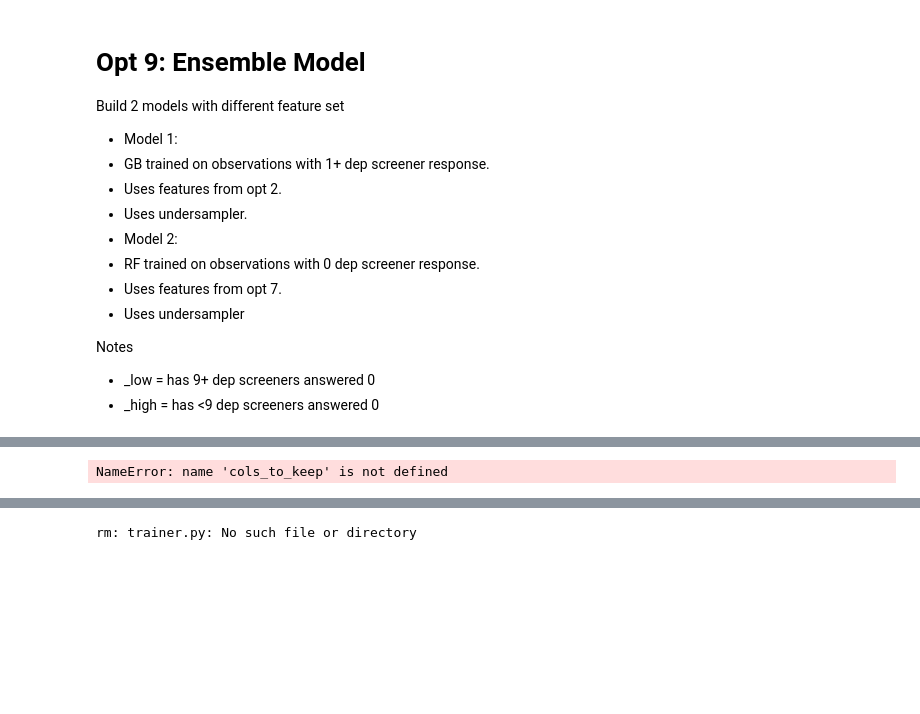
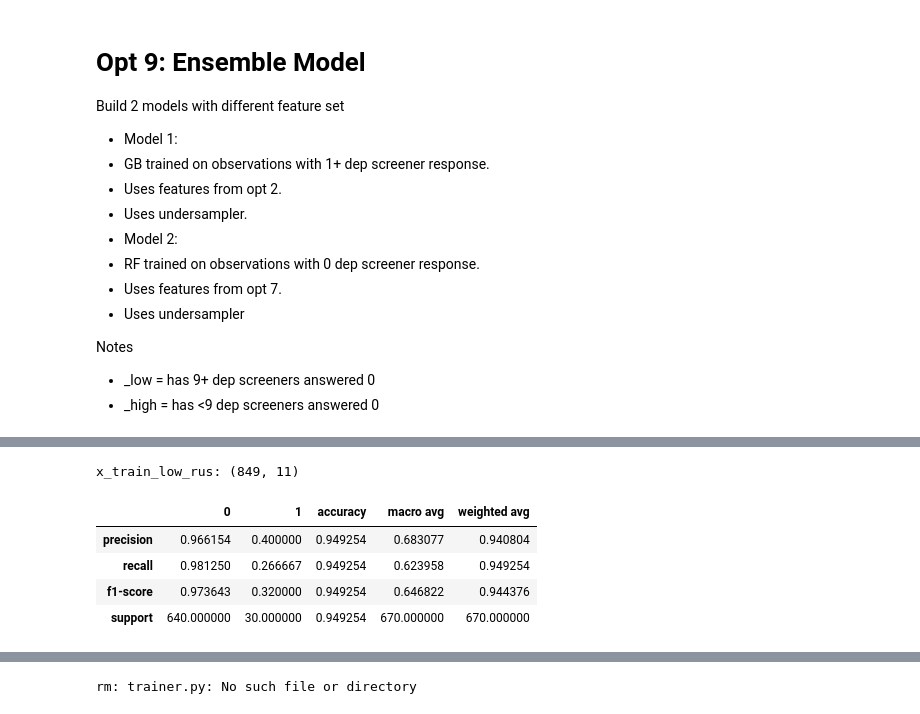
Before and after one commit to orenscarmeli/capstone210-ppd-carmeli_chari_hand_lee, a Jupyter notebook: backend/trainer/train.ipynb, the cells around one changed output, grey strips where cells are left out. Saved outputs shown, nothing was run; the diff lists cells and outputs as text; code cells hidden in the pictures; blank space fills up the shorter version.

Commit message:
updated API with two models

```diff
--- a/backend/trainer/train.ipynb
+++ b/backend/trainer/train.ipynb
@@ -415,29 +367,45 @@ df_gnb = pd.DataFrame(classification_report(
-# %%
-
-x_train, x_test, y_train, y_test = get_model_data(
-    original_df = df_cdc_clean,
-    columns = cols_to_keep
-)
-
-processing_pipeline = make_pipeline(SimpleImputer(strategy='most_frequent'), RobustScaler(), GaussianNB())
-
-model_filename = "model_pipeline.pkl"
-model_path = join(getcwd(), model_filename)
-if not exists(model_path):
-    processing_pipeline.fit(x_train, y_train)
-    pred_labels  = processing_pipeline.predict(x_test)
-    pred_labels = [x.round() for x in pred_labels]
-    df_gnb = pd.DataFrame(classification_report(
-                y_test,
-                pred_labels,
-                # target_names=target_names,
-                output_dict=True
-    ))
-    joblib.dump(processing_pipeline, model_path)
-    print('successfully trained model')
-else:
-    print("Model has already been trained, no need to rerun")
-
-df_gnb
-# %% [output]
-NameError: name 'cols_to_keep' is not defined
+# %%
+# subset to features and do preprocessing
+data_low_dep_screener = cdc_survey_pmom[cdc_survey_pmom['num_dep_screener_0'] >= 9].copy()
+data_low_dep_screener = data_low_dep_screener[['MDD'] + columns_to_use_low]
+y_low = data_low_dep_screener['MDD'].values
+x_low = data_low_dep_screener.iloc[:,1:].values
+
+x_train_low, x_test_low, y_train_low, y_test_low = train_test_split(
+    x_low,
+    y_low,
+    test_size=0.2,
+    random_state=42
+)
+
+# impute and scale
+imputer_low = SimpleImputer(strategy='median')
+trans_low = RobustScaler()
+x_train_low = imputer_low.fit_transform(x_train_low)
+x_train_low = trans_low.fit_transform(x_train_low)
+x_test_low = imputer_low.fit_transform(x_test_low)
+x_test_low = trans_low.fit_transform(x_test_low)
+
+# partially correct for class imbalance
+rus = RandomUnderSampler(
+    random_state=42,
+    sampling_strategy=0.12,
+    replacement=False
+)
+x_train_low_rus, y_train_low_rus = rus.fit_resample(x_train_low,y_train_low)
+print(f"x_train_low_rus: {x_train_low_rus.shape}")
+
+
+# fit
+rf = RandomForestClassifier(random_state=42)
+rf.fit(x_train_low_rus, y_train_low_rus)
+y_pred_low = rf.predict(x_test_low)
+
+pd.DataFrame(classification_report(y_test_low,y_pred_low,output_dict=True))
+# %% [output]
+x_train_low_rus: (849, 11)
+|  | 0 | 1 | accuracy | macro avg | weighted avg |
+| precision | 0.966154 | 0.400000 | 0.949254 | 0.683077 | 0.940804 |
+| recall | 0.981250 | 0.266667 | 0.949254 | 0.623958 | 0.949254 |
+| f1-score | 0.973643 | 0.320000 | 0.949254 | 0.646822 | 0.944376 |
+| support | 640.000000 | 30.000000 | 0.949254 | 670.000000 | 670.000000 |
```
Also changed, not shown: parts of 17 cells of this notebook, 7 other files.
